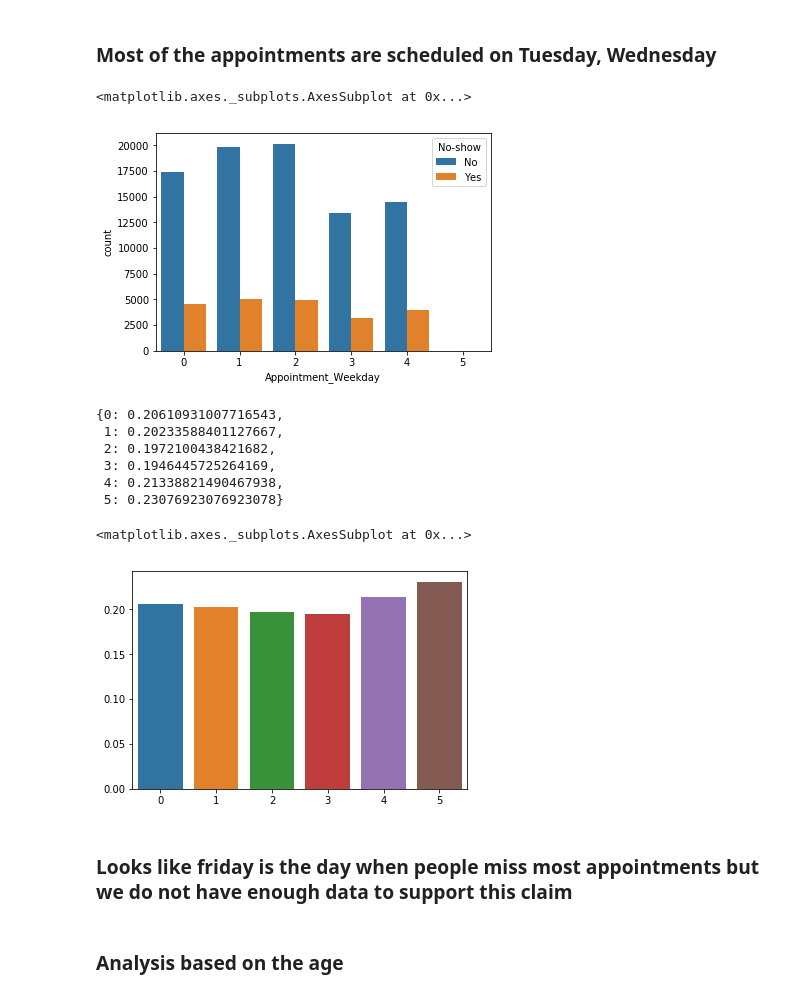
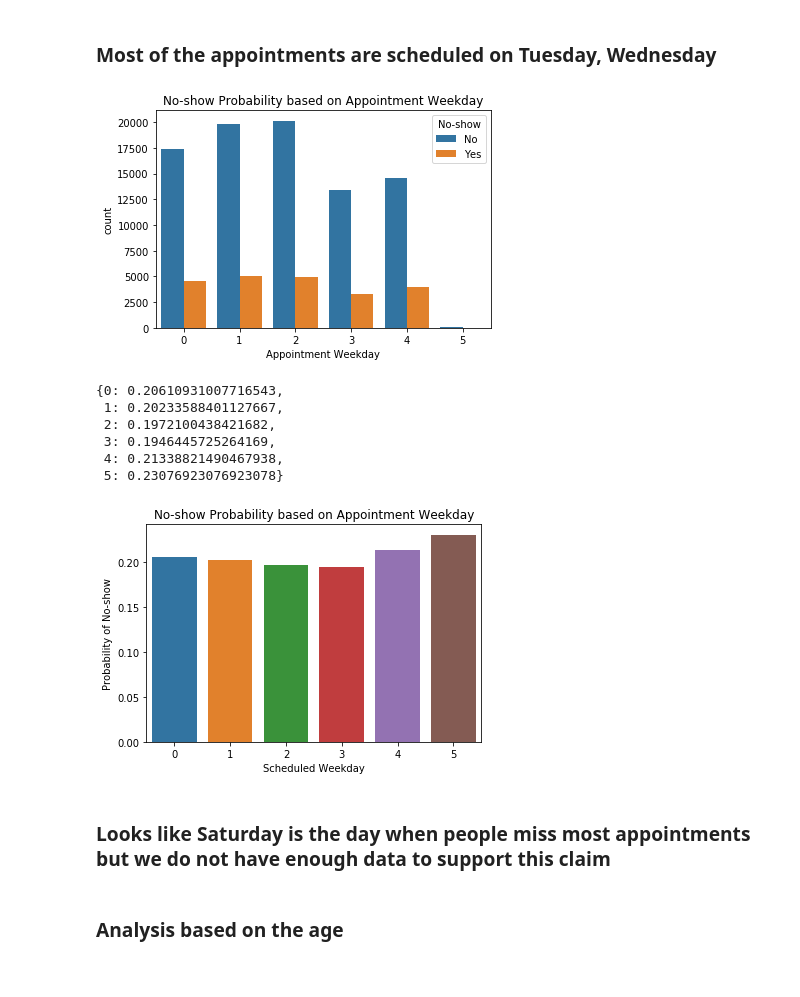
Before and after one commit to harveenchadha/Udacity-Data-Analyst-Nanodegree, a Jupyter notebook: Project 2/Kaggle-No-show-Analysis.ipynb, the cells around one changed output. Saved outputs shown, nothing was run; the diff lists cells and outputs as text; code cells hidden in the pictures.

```diff
--- a/Project 2/Kaggle-No-show-Analysis.ipynb
+++ b/Project 2/Kaggle-No-show-Analysis.ipynb
@@ -165,9 +171,11 @@ df['Appointment_Weekday'] = weekday_a
 ### Most of the appointments are scheduled on Tuesday, Wednesday
 # %%
 sns.countplot( df['Appointment_Weekday'], hue=df['No-show'])
+
+plt.title('No-show Probability based on Appointment Weekday');
+plt.xlabel('Appointment Weekday');
 # %% [output]
-<matplotlib.axes._subplots.AxesSubplot at 0x...>
-[figure, old version]
+[figure, new version]
 # %%
 count_week = findProb(['Appointment_Weekday'], df, True)
 count_week
@@ -180,11 +188,13 @@ count_week
  5: 0.23076923076923078}
 # %%
 sns.barplot(x = np.array(list(count_week.keys())) , y=np.array(list(count_week.values())) )
+plt.title('No-show Probability based on Appointment Weekday');
+plt.xlabel('Scheduled Weekday')
+plt.ylabel('Probability of No-show');
 # %% [output]
-<matplotlib.axes._subplots.AxesSubplot at 0x...>
-[figure, old version]
+[figure, new version]
 # %% [markdown]
-### Looks like friday is the day when people miss most appointments but we do not have enough data to support this claim
+### Looks like Saturday is the day when people miss most appointments but we do not have enough data to support this claim
 # %% [markdown]
 ### Analysis based on the age
 # %%
```
Also changed, not shown: parts of 27 cells of this notebook.
